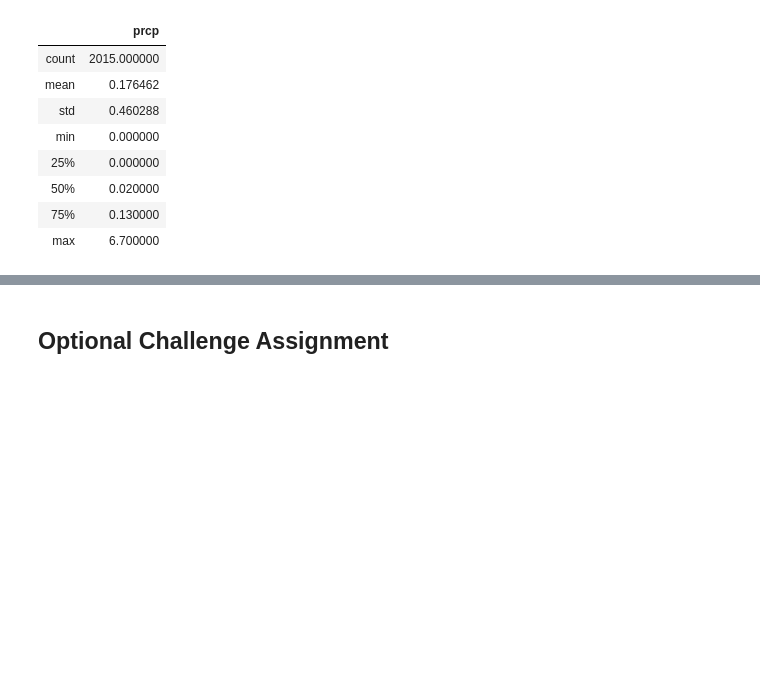
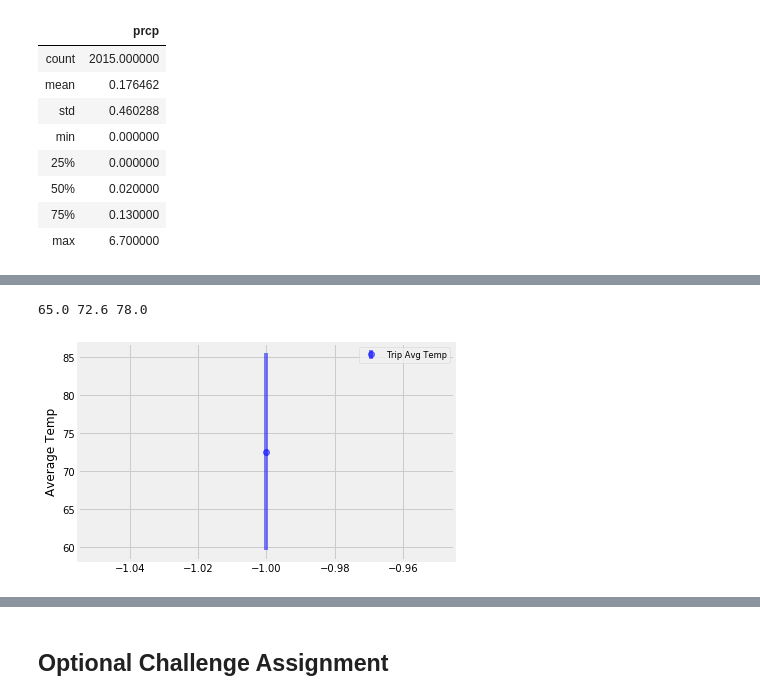
Before and after one commit to suealexa/sqlalchemy-challenge, a Jupyter notebook: 10-Advanced-Data-Storage-and-Retrieval/Instructions/climate_starter.ipynb, the cells around one changed output, grey strips where cells are left out. Saved outputs shown, nothing was run; the diff lists cells and outputs as text; code cells hidden in the pictures; blank space fills up the shorter version.

```diff
--- a/10-Advanced-Data-Storage-and-Retrieval/Instructions/climate_starter.ipynb
+++ b/10-Advanced-Data-Storage-and-Retrieval/Instructions/climate_starter.ipynb
@@ -171,11 +194,40 @@ print(calc_temps('2012-02-28', '2012-03-05'))
 # %%
 # Use your previous function `calc_temps` to calculate the tmin, tavg, and tmax
 # for your trip using the previous year's data for those same dates.
+
+# Calculate the trip dates
+prev_year_start = dt.date(2018, 3, 15) - dt.timedelta(days=365)
+prev_year_end = dt.date(2018, 3, 25) - dt.timedelta(days=365)
+
+tmin, tavg, tmax = calc_temps(prev_year_start.strftime("%Y-%m-%d"), prev_year_end.strftime("%Y-%m-%d"))[0]
+print(tmin, tavg, tmax)
+# %% [output]
+65.0 72.6 78.0
 # %%
 # Plot the results from your previous query as a bar chart.
 # Use "Trip Avg Temp" as your Title
 # Use the average temperature for the y value
 # Use the peak-to-peak (tmax-tmin) value as the y error bar (yerr)
+
+# Give chart a title
+#plt.title("Trip Avg Temp")
+
+# Plot sample means with error bars
+fig, ax = plt.subplots()
+
+ax.errorbar(x=0-1, y=tavg, yerr=tmax-tmin, fmt="o", color="b",
+            alpha=0.5, label="Trip Avg Temp")
+
+#ax.set_xlim(-0.5, len(means))
+
+ax.set_ylabel("Average Temp")
+
+
+plt.legend(loc="best", fontsize="small", fancybox=True)
+plt.tight_layout
+plt.show()
+# %% [output]
+[figure, added]
 # %%
 # Calculate the total amount of rainfall per weather station for your trip dates using the previous year's matching dates.
 # Sort this in descending order by precipitation amount and list the station, name, latitude, longitude, and elevation
```
Also changed, not shown: parts of 8 cells of this notebook, 1 other file.
